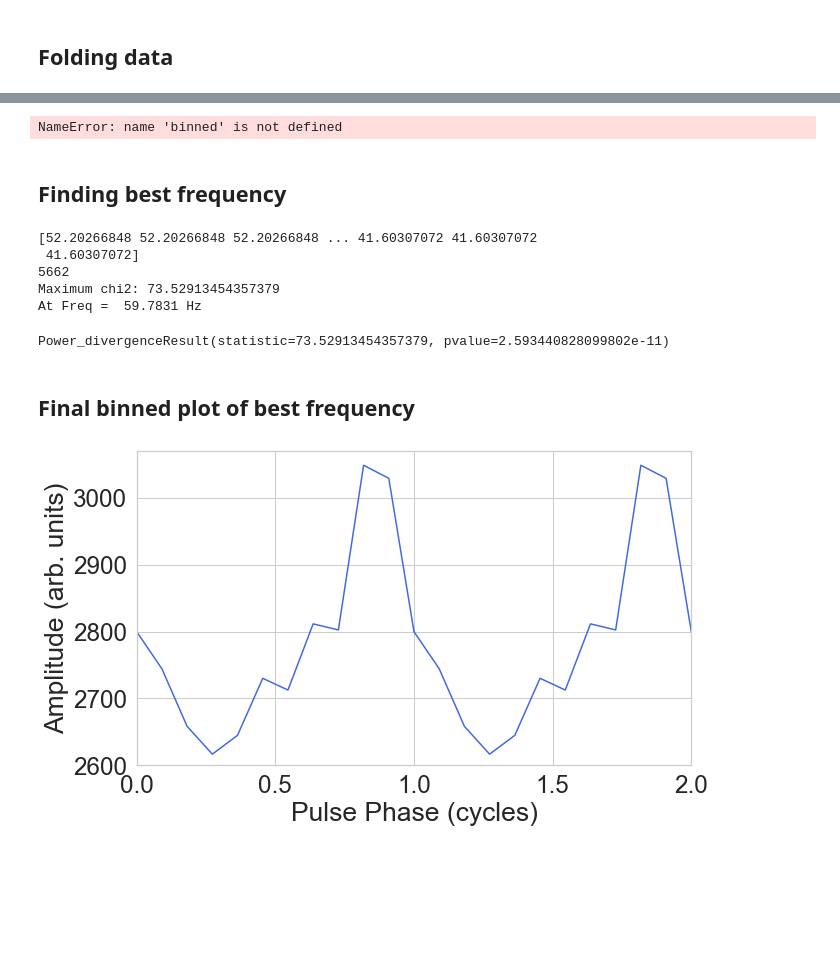
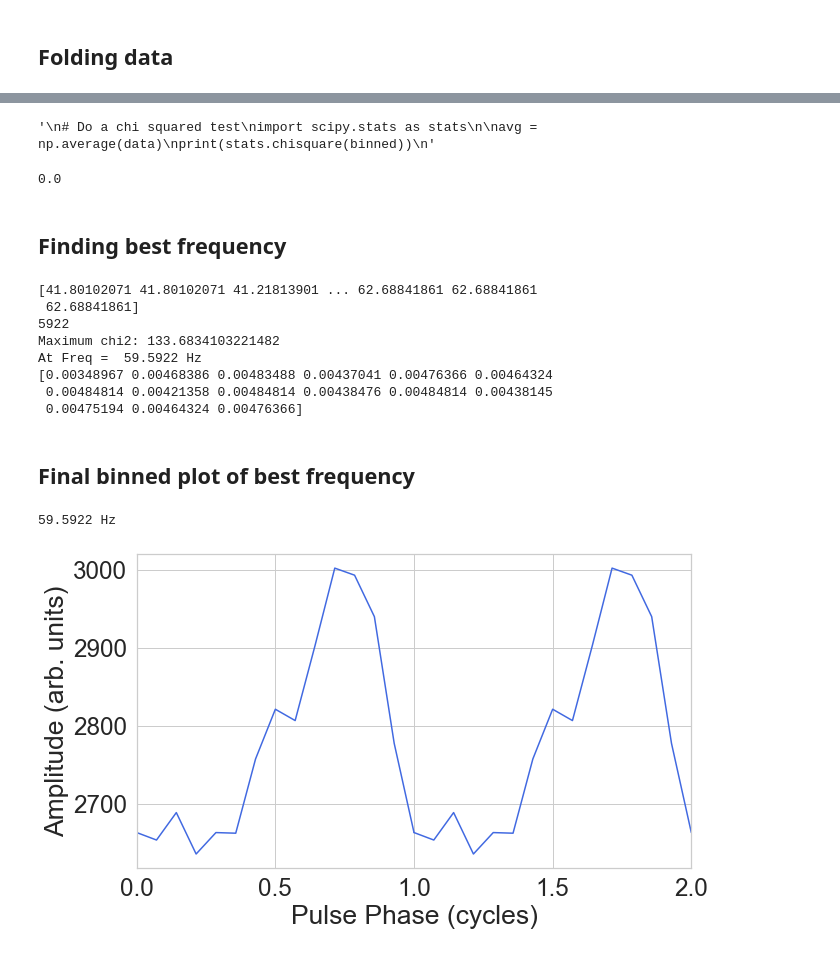
Before and after one commit to Joao-Carlos-S-G-de-A/Pulsar-Fourier-Transform, a Jupyter notebook: Main.ipynb, the cells around one changed output, grey strips where cells are left out. Drawn from its saved outputs; the diff is of its cells as text; code cells hidden in the pictures; blank space fills up the shorter version.

```diff
--- a/Main.ipynb
+++ b/Main.ipynb
@@ -429,11 +519,13 @@ plt.show()
 # %%
+'''
 # Do a chi squared test
 import scipy.stats as stats
 
 avg = np.average(data)
 print(stats.chisquare(binned))
+'''
 # %% [output]
-NameError: name 'binned' is not defined
+'\n# Do a chi squared test\nimport scipy.stats as stats\n\navg = np.average(data)\nprint(stats.chisquare(binned))\n'
 # %%
 # Phase binning
 def phase_binning(data, foldedtime, nbins, period):
@@ -465,11 +559,23 @@ def phase_binning(data, foldedtime, nbins, period):
+# %%
+np.std(np.array([1]))
+# %% [output]
+0.0
 # %% [markdown]
 ## Finding best frequency
 # %%
 i = 0
 steps = 10000
-min = 59.5
+min = 59
 max = 60
-bins = 12
+bins = 15
+
+def chisq(obs, exp, error):
+    chisqr = 0
+    for i in range(len(obs)):
+        #if error[i] == 0:
+            #print('error is zero at', obs[i])
+        chisqr = chisqr + ((obs[i]-exp)**2)/(error[i]**2)
+    return chisqr
 
 Allchi = np.zeros(steps)
 for f in np.linspace(min, max, steps):
@@ -479,21 +585,35 @@ for f in np.linspace(min, max, steps):
     idx   = np.argsort(tempo)
     datus = np.array(datus)[idx]
     tempo = np.array(tempo)[idx]
-    binned = phase_binning(datus, tempo, bins, 1/f)
-    chi2 = stats.chisquare(binned)
-    Allchi[i] = chi2[0]
+    binned, error_, phaseerror = phase_binning(datus, tempo, bins, 1/f)
+    chi2 = chisq(binned, np.mean(binned), error_)
+    Allchi[i] = chi2
     i += 1
+#print('error is zero at', binned[error_ == 0])
 print(Allchi)
 print(np.argmax(Allchi))
 print('Maximum chi2:', np.max(Allchi))
 print('At Freq = ', min+np.argmax(Allchi)/(steps/(max-min)), "Hz")
 Pulsarfreq = min+np.argmax(Allchi)/(steps/(max-min))
+print(phaseerror)
+f = Pulsarfreq
+datus = data.copy()
+foldedtime = fold_data(f, time)
+tempo = foldedtime.copy()
+idx   = np.argsort(tempo)
+datus = np.array(datus)[idx]
+tempo = np.array(tempo)[idx]
+binned, error_, phaseerror  = phase_binning(datus, tempo, bins, 1/f)
+chi2 = chisq(binned, np.mean(binned), error_)
 # %% [output]
-[52.20266848 52.20266848 52.20266848 ... 41.60307072 41.60307072
- 41.60307072]
-5662
-Maximum chi2: 73.52913454357379
-At Freq =  59.7831 Hz
+[41.80102071 41.80102071 41.21813901 ... 62.68841861 62.68841861
+ 62.68841861]
+5922
+Maximum chi2: 133.6834103221482
+At Freq =  59.5922 Hz
+[0.00348967 0.00468386 0.00483488 0.00437041 0.00476366 0.00464324
+ 0.00484814 0.00421358 0.00484814 0.00438476 0.00484814 0.00438145
+ 0.00475194 0.00464324 0.00476366]
 # %%
 f = Pulsarfreq
 datus = data.copy()
@@ -502,27 +622,25 @@ tempo = foldedtime.copy()
 idx   = np.argsort(tempo)
 datus = np.array(datus)[idx]
 tempo = np.array(tempo)[idx]
-binned = phase_binning(datus, tempo, bins, 1/f)
-chi2 = stats.chisquare(binned, np.average(binned))
-print(chi2)
+binned, error_, phaseerror  = phase_binning(datus, tempo, bins, 1/f)
+chi2 = chisq(binned, np.mean(binned), error_)
-# %% [output]
-Power_divergenceResult(statistic=73.52913454357379, pvalue=2.593440828099802e-11)
 # %% [markdown]
 ## Final binned plot of best frequency
 # %%
 testfreq = Pulsarfreq
 #binned = phase_binning(datus, tempo, 30, 1/testfreq)
-
+print(testfreq, 'Hz')
 # Plot folded data
 plt.figure(figsize=(10, 6))
 sns.lineplot(x=np.linspace(0, 1, num=len(binned)), y=binned, color='royalblue')
 sns.lineplot(x=np.linspace(0, 1, num=len(binned)) + 1, y=binned, color='royalblue')
 plt.xlabel('Pulse Phase (cycles)')
 plt.ylabel('Amplitude (arb. units)')
 plt.xlim(0, 2)
-plt.ylim(2600,)
+#plt.ylim(2600,)
 plt.tight_layout()
 plt.savefig('binned_data.png')
 plt.show()
 # %% [output]
+59.5922 Hz
-[figure, old version]
+[figure, new version]
```
Also changed, not shown: parts of 22 cells of this notebook, 8 other files.
